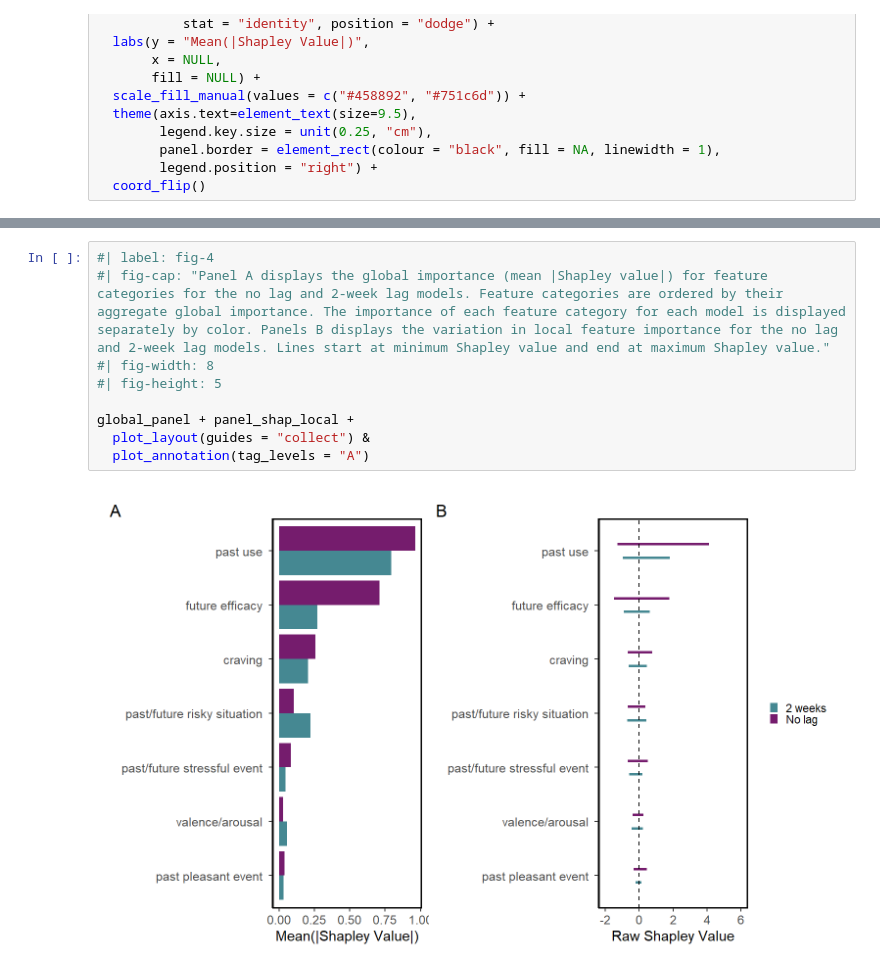
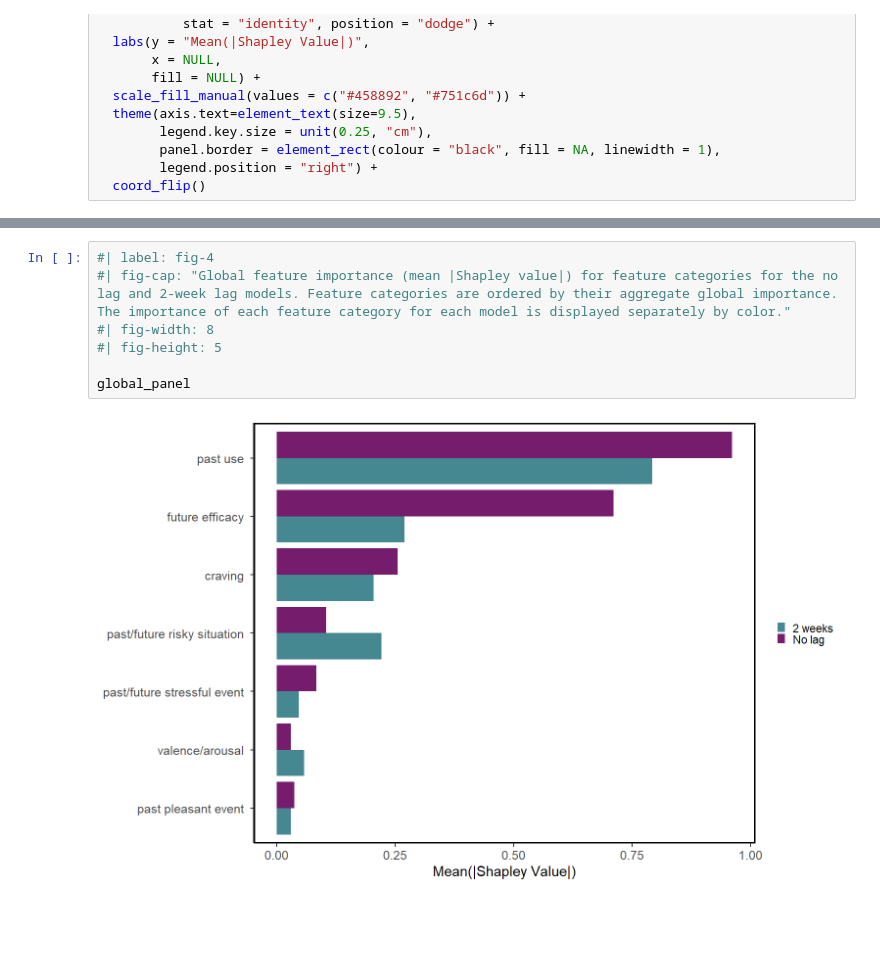
Before and after one commit to jjcurtin/study_lag, a Jupyter notebook: notebooks/mak_figures.embed.ipynb, the cells around one changed output, grey strips where cells are left out. Cells and saved outputs as stored; diff of their text form; blank space fills up the shorter version.

```diff
--- a/notebooks/mak_figures.embed.ipynb
+++ b/notebooks/mak_figures.embed.ipynb
@@ -242,11 +210,9 @@ panel_shap_local <- shap_grp_0_sum |>
 # %%
 #| label: fig-4
-#| fig-cap: "Panel A displays the global importance (mean |Shapley value|) for feature categories for the no lag and 2-week lag models. Feature categories are ordered by their aggregate global importance. The importance of each feature category for each model is displayed separately by color. Panels B displays the variation in local feature importance for the no lag and 2-week lag models. Lines start at minimum Shapley value and end at maximum Shapley value."
+#| fig-cap: "Global feature importance (mean |Shapley value|) for feature categories for the no lag and 2-week lag models. Feature categories are ordered by their aggregate global importance. The importance of each feature category for each model is displayed separately by color."
 #| fig-width: 8
 #| fig-height: 5
 
-global_panel + panel_shap_local +
-  plot_layout(guides = "collect") &
-  plot_annotation(tag_levels = "A")
+global_panel
 # %% [output]
-[figure, old version]
+[figure, new version]
```
Also changed, not shown: parts of 4 cells of this notebook, 14 other files.
